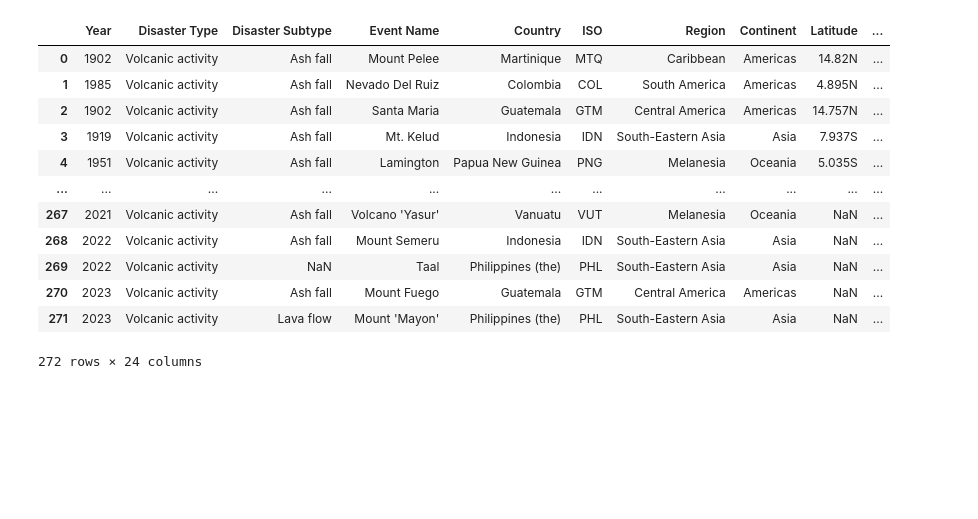
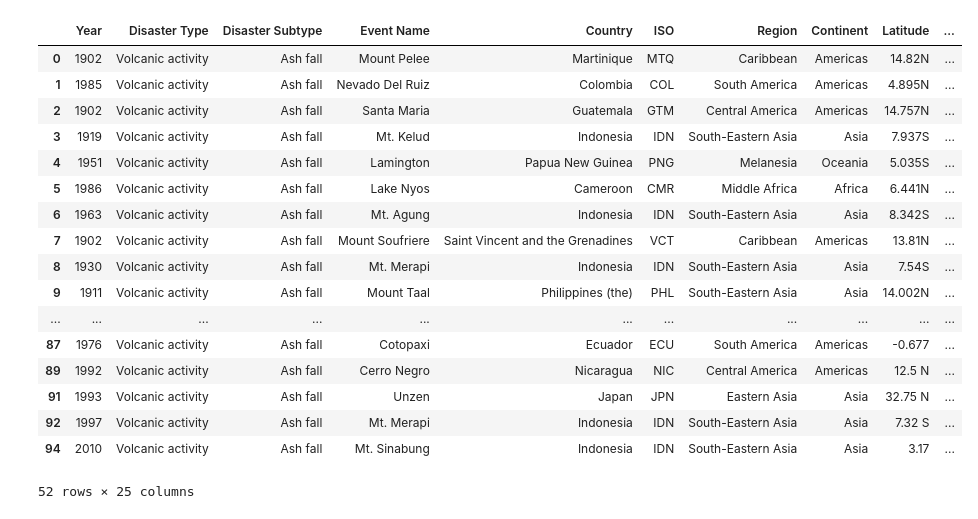
Before and after one commit to gowantae/volcano, a Jupyter notebook: VolcanoFatalities.ipynb, the cells around one changed output. Drawn from its saved outputs; the diff is of its cells as text; code cells hidden in the pictures; blank space fills up the shorter version.

```diff
--- a/VolcanoFatalities.ipynb
+++ b/VolcanoFatalities.ipynb
@@ -5,17 +6,28 @@ import pandas as pd
 # %%
+#Our daya is not using the default encoding (utf-8) so we make sure to specify the correct encoding when reading the file
 data = pd.read_csv('volcdata.csv', encoding = 'unicode_escape', engine ='python')
-data
+data = data.dropna(subset=['Longitude'])
+data = data.dropna(subset=['Total Deaths'])
-# %% [output]
-|  | Year | Disaster Type | Disaster Subtype | Event Name | Country | ISO | Region | Continent | Latitude | ... |
-| 0 | 1902 | Volcanic activity | Ash fall | Mount Pelee | Martinique | MTQ | Caribbean | Americas | 14.82N | ... |
-| 1 | 1985 | Volcanic activity | Ash fall | Nevado Del Ruiz | Colombia | COL | South America | Americas | 4.895N | ... |
-| 2 | 1902 | Volcanic activity | Ash fall | Santa Maria | Guatemala | GTM | Central America | Americas | 14.757N | ... |
-| 3 | 1919 | Volcanic activity | Ash fall | Mt. Kelud | Indonesia | IDN | South-Eastern Asia | Asia | 7.937S | ... |
-| 4 | 1951 | Volcanic activity | Ash fall | Lamington | Papua New Guinea | PNG | Melanesia | Oceania | 5.035S | ... |
-| ... | ... | ... | ... | ... | ... | ... | ... | ... | ... | ... |
-| 267 | 2021 | Volcanic activity | Ash fall | Volcano 'Yasur' | Vanuatu | VUT | Melanesia | Oceania | NaN | ... |
-| 268 | 2022 | Volcanic activity | Ash fall | Mount Semeru | Indonesia | IDN | South-Eastern Asia | Asia | NaN | ... |
-| 269 | 2022 | Volcanic activity | NaN | Taal | Philippines (the) | PHL | South-Eastern Asia | Asia | NaN | ... |
-| 270 | 2023 | Volcanic activity | Ash fall | Mount Fuego | Guatemala | GTM | Central America | Americas | NaN | ... |
-| 271 | 2023 | Volcanic activity | Lava flow | Mount 'Mayon' | Philippines (the) | PHL | South-Eastern Asia | Asia | NaN | ... |
-272 rows × 24 columns
+# %%
+#we can create a new column that combines the latitude and logitude columns into a single tuple
+data['position'] = list(zip(data['Latitude'], data['Longitude']))
+data
+# %% [output]
+|  | Year | Disaster Type | Disaster Subtype | Event Name | Country | ISO | Region | Continent | Latitude | ... |
+| 0 | 1902 | Volcanic activity | Ash fall | Mount Pelee | Martinique | MTQ | Caribbean | Americas | 14.82N | ... |
+| 1 | 1985 | Volcanic activity | Ash fall | Nevado Del Ruiz | Colombia | COL | South America | Americas | 4.895N | ... |
+| 2 | 1902 | Volcanic activity | Ash fall | Santa Maria | Guatemala | GTM | Central America | Americas | 14.757N | ... |
+| 3 | 1919 | Volcanic activity | Ash fall | Mt. Kelud | Indonesia | IDN | South-Eastern Asia | Asia | 7.937S | ... |
+| 4 | 1951 | Volcanic activity | Ash fall | Lamington | Papua New Guinea | PNG | Melanesia | Oceania | 5.035S | ... |
+| 5 | 1986 | Volcanic activity | Ash fall | Lake Nyos | Cameroon | CMR | Middle Africa | Africa | 6.441N | ... |
+| 6 | 1963 | Volcanic activity | Ash fall | Mt. Agung | Indonesia | IDN | South-Eastern Asia | Asia | 8.342S | ... |
+| 7 | 1902 | Volcanic activity | Ash fall | Mount Soufriere | Saint Vincent and the Grenadines | VCT | Caribbean | Americas | 13.81N | ... |
+| 8 | 1930 | Volcanic activity | Ash fall | Mt. Merapi | Indonesia | IDN | South-Eastern Asia | Asia | 7.54S | ... |
+| 9 | 1911 | Volcanic activity | Ash fall | Mount Taal | Philippines (the) | PHL | South-Eastern Asia | Asia | 14.002N | ... |
+| ... | ... | ... | ... | ... | ... | ... | ... | ... | ... | ... |
+| 87 | 1976 | Volcanic activity | Ash fall | Cotopaxi | Ecuador | ECU | South America | Americas | -0.677 | ... |
+| 89 | 1992 | Volcanic activity | Ash fall | Cerro Negro | Nicaragua | NIC | Central America | Americas | 12.5 N | ... |
+| 91 | 1993 | Volcanic activity | Ash fall | Unzen | Japan | JPN | Eastern Asia | Asia | 32.75 N | ... |
+| 92 | 1997 | Volcanic activity | Ash fall | Mt. Merapi | Indonesia | IDN | South-Eastern Asia | Asia | 7.32 S | ... |
+| 94 | 2010 | Volcanic activity | Ash fall | Mt. Sinabung | Indonesia | IDN | South-Eastern Asia | Asia | 3.17 | ... |
+52 rows × 25 columns
```
Also changed, not shown: parts of 6 cells of this notebook.
